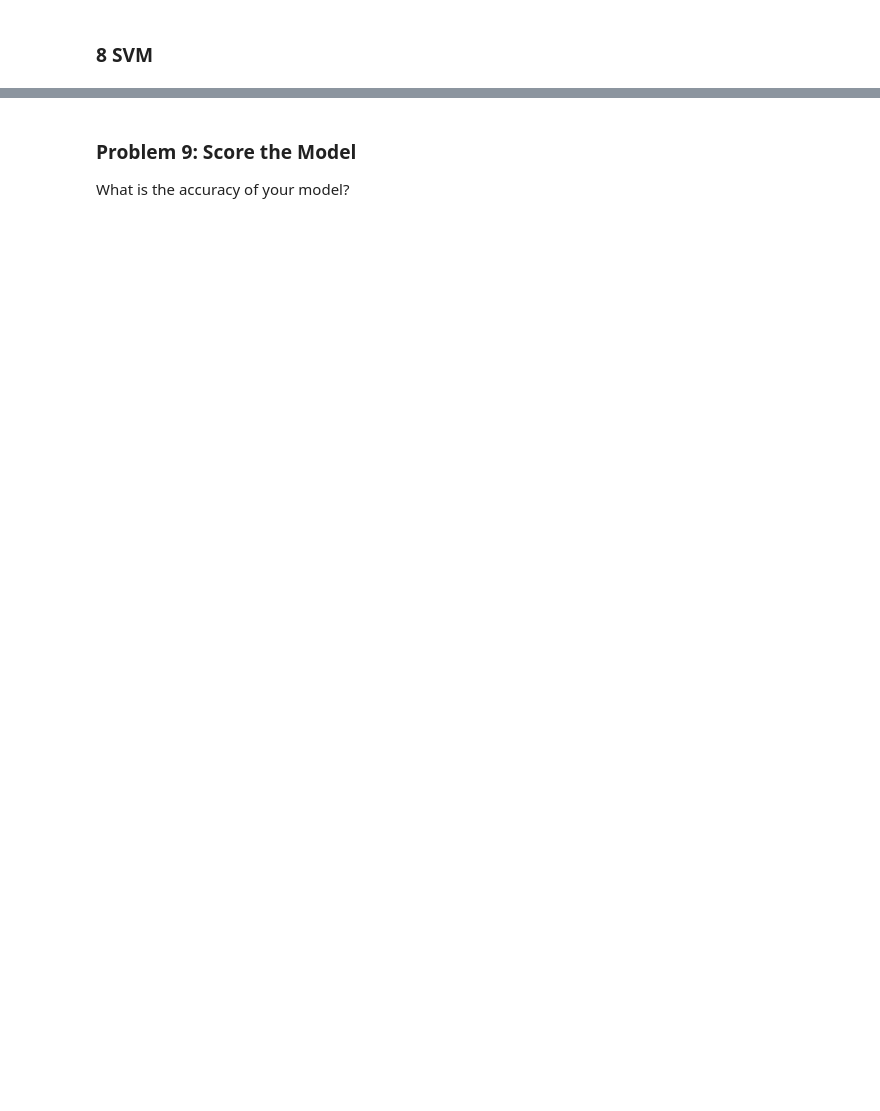
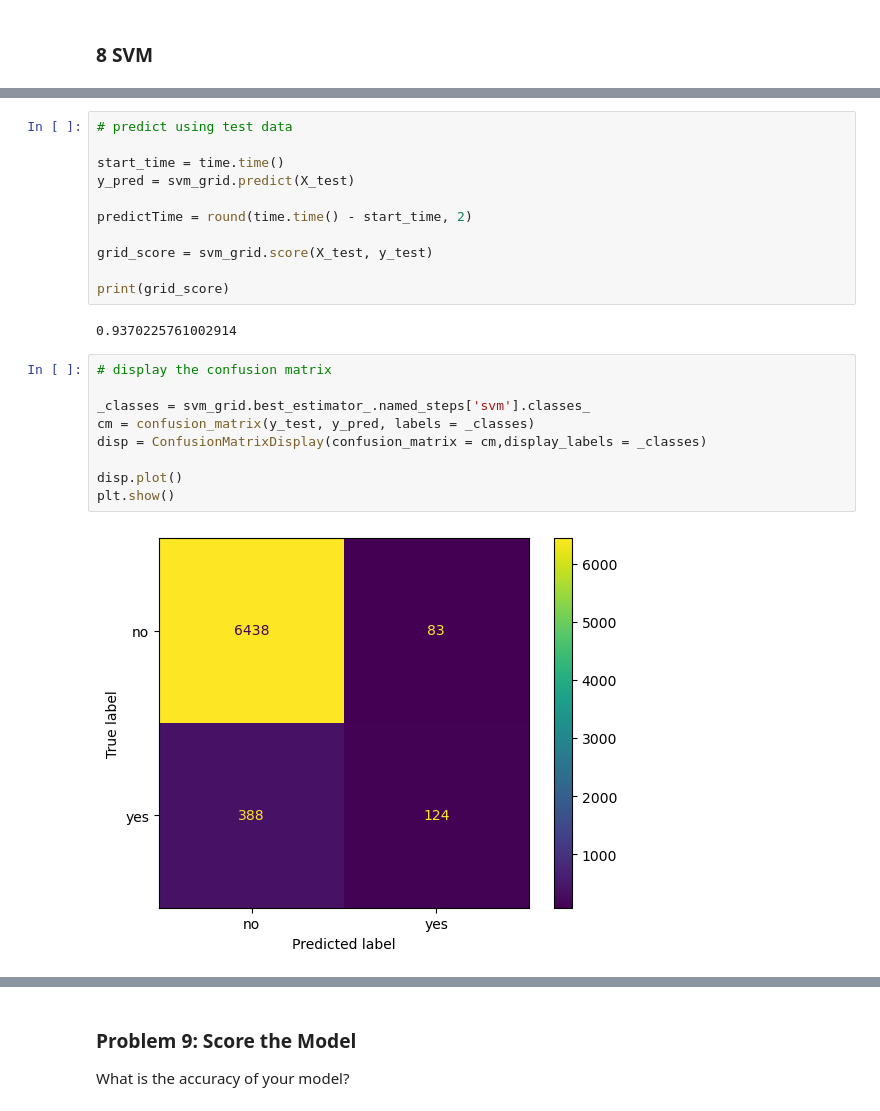
Before and after one commit to mgk2014/PCMLAI-bankcampaign, a Jupyter notebook: prompt_III.ipynb, the cells around one changed output, grey strips where cells are left out. Drawn from its saved outputs; the diff is of its cells as text; blank space fills up the shorter version.

```diff
--- a/prompt_III.ipynb
+++ b/prompt_III.ipynb
@@ -809,0 +855,24 @@ print(grid_score)
+# %%
+# predict using test data
+
+start_time = time.time()
+y_pred = svm_grid.predict(X_test)
+
+predictTime = round(time.time() - start_time, 2)
+
+grid_score = svm_grid.score(X_test, y_test)
+
+print(grid_score)
+# %% [output]
+0.9370225761002914
+# %%
+# display the confusion matrix
+
+_classes = svm_grid.best_estimator_.named_steps['svm'].classes_
+cm = confusion_matrix(y_test, y_pred, labels = _classes)
+disp = ConfusionMatrixDisplay(confusion_matrix = cm,display_labels = _classes)
+
+disp.plot()
+plt.show()
+# %% [output]
+[figure, added]
```
Also changed, not shown: parts of 59 cells of this notebook.
